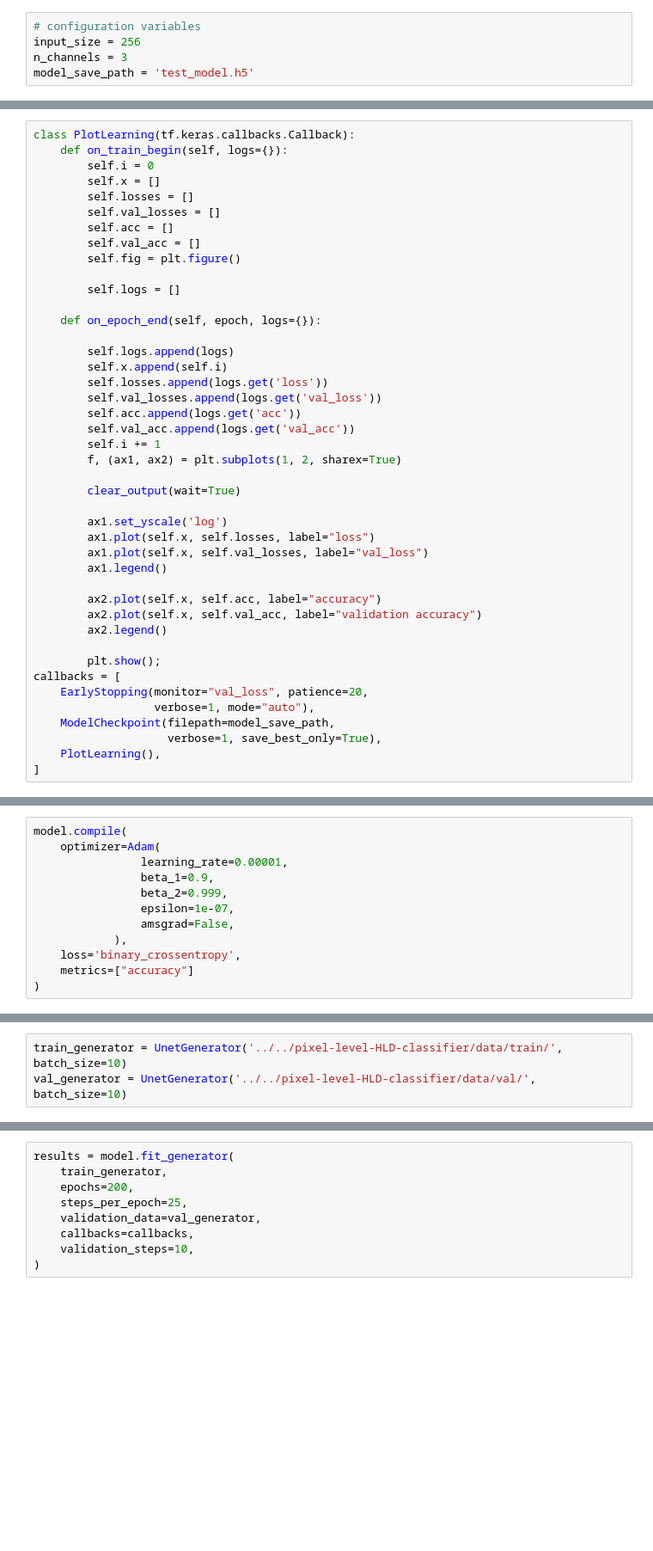
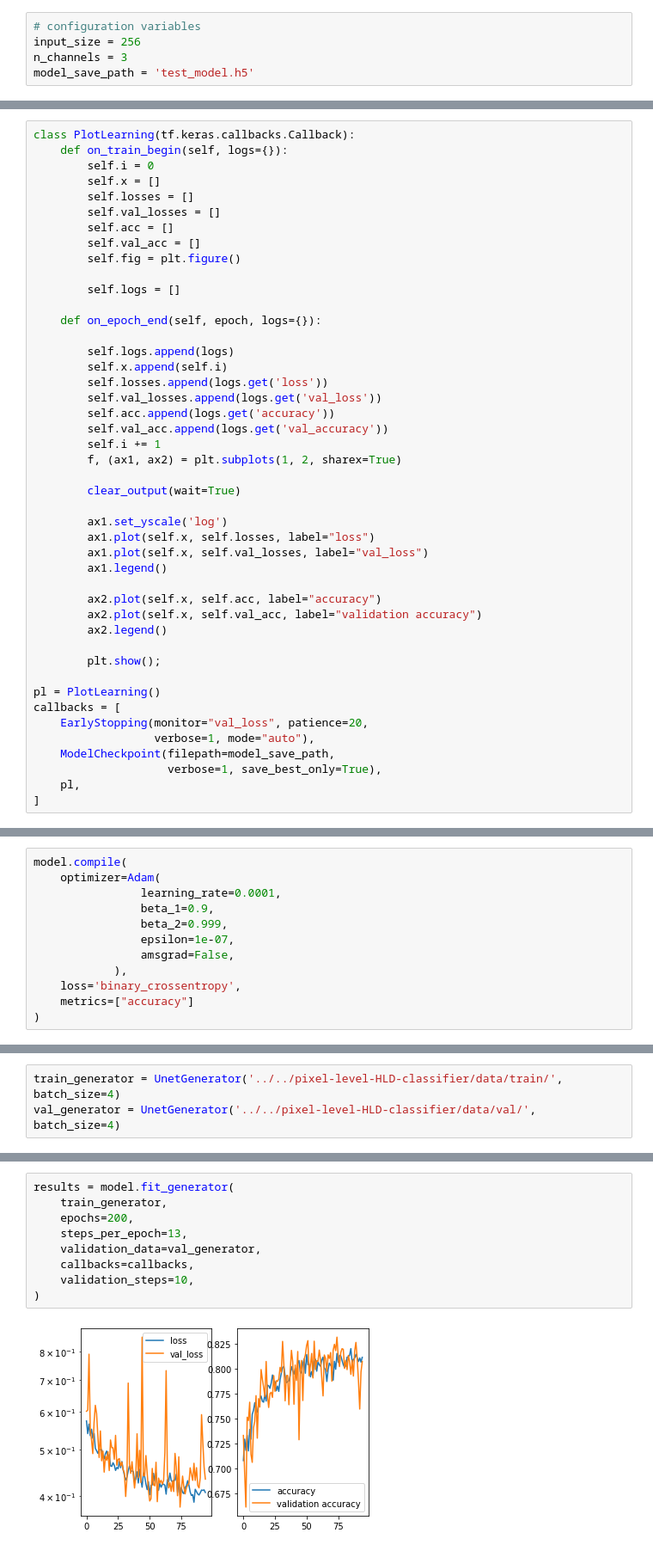
Before and after one commit to NASA-IMPACT/space-apps, a Jupyter notebook: examples/ml_model_demo_1.ipynb, the cells around one changed output, grey strips where cells are left out. Shown: that part at 86% size. Drawn from its saved outputs; the diff is of its cells as text; blank space fills up the shorter version.

Commit message:
adds training plots and visualization plots

```diff
--- a/examples/ml_model_demo_1.ipynb
+++ b/examples/ml_model_demo_1.ipynb
@@ -350,8 +340,8 @@ class PlotLearning(tf.keras.callbacks.Callback):
         self.x.append(self.i)
         self.losses.append(logs.get('loss'))
         self.val_losses.append(logs.get('val_loss'))
-        self.acc.append(logs.get('acc'))
-        self.val_acc.append(logs.get('val_acc'))
+        self.acc.append(logs.get('accuracy'))
+        self.val_acc.append(logs.get('val_accuracy'))
         self.i += 1
         f, (ax1, ax2) = plt.subplots(1, 2, sharex=True)
 
@@ -367,10 +357,12 @@ class PlotLearning(tf.keras.callbacks.Callback):
         ax2.legend()
 
         plt.show();
+
+pl = PlotLearning()
 callbacks = [
     EarlyStopping(monitor="val_loss", patience=20,
                   verbose=1, mode="auto"),
     ModelCheckpoint(filepath=model_save_path,
                     verbose=1, save_best_only=True),
-    PlotLearning(),
+    pl,
 ]
@@ -379,7 +372,7 @@ callbacks = [
 # %%
 model.compile(
     optimizer=Adam(
-                learning_rate=0.00001,
+                learning_rate=0.0001,
                 beta_1=0.9,
                 beta_2=0.999,
                 epsilon=1e-07,
@@ -393,3 +387,3 @@ model.compile(
 # %%
-train_generator = UnetGenerator('../../pixel-level-HLD-classifier/data/train/', batch_size=10)
-val_generator = UnetGenerator('../../pixel-level-HLD-classifier/data/val/', batch_size=10)
+train_generator = UnetGenerator('../../pixel-level-HLD-classifier/data/train/', batch_size=4)
+val_generator = UnetGenerator('../../pixel-level-HLD-classifier/data/val/', batch_size=4)
@@ -398,10 +395,11 @@ val_generator = UnetGenerator('../../pixel-level-HLD-classifier/data/val/', batc
 # %%
 results = model.fit_generator(
     train_generator,
     epochs=200,
-    steps_per_epoch=25,
+    steps_per_epoch=13,
     validation_data=val_generator,
     callbacks=callbacks,
     validation_steps=10,
 )
 # %% [output]
+[figure, added]
```
Also changed, not shown: parts of 24 cells of this notebook.
